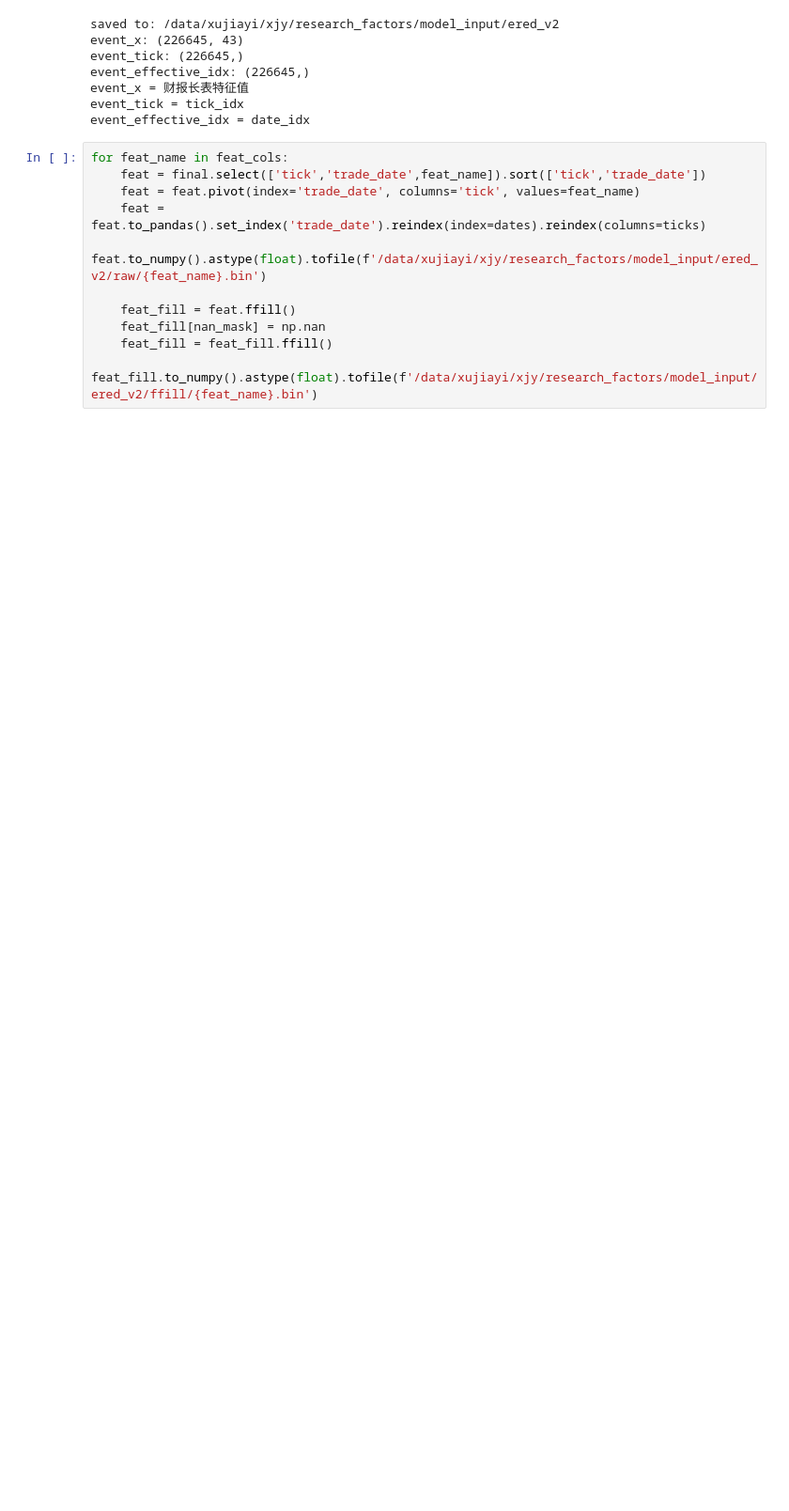
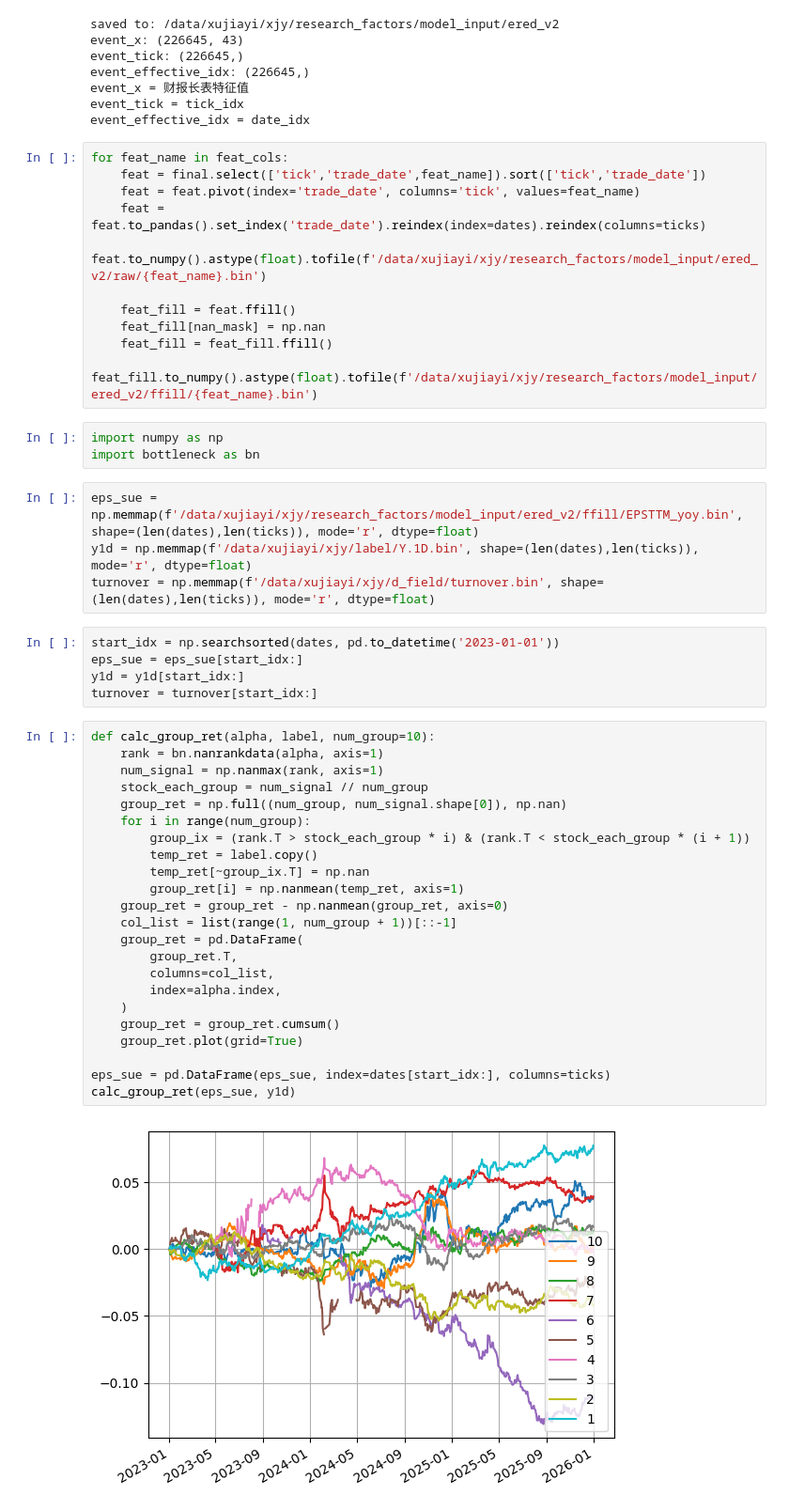
Before and after one commit to Xujy424/end2end, a Jupyter notebook: 1_get_data/model_specific/ered.ipynb, the cells around one changed output. Shown at 94% size. Drawn from its saved outputs; the diff is of its cells as text; blank space fills up the shorter version.

Commit message:
ered

```diff
--- a/1_get_data/model_specific/ered.ipynb
+++ b/1_get_data/model_specific/ered.ipynb
@@ -574,3 +574,40 @@ for feat_name in feat_cols:
     feat_fill[nan_mask] = np.nan
     feat_fill = feat_fill.ffill()
     feat_fill.to_numpy().astype(float).tofile(f'/data/xujiayi/xjy/research_factors/model_input/ered_v2/ffill/{feat_name}.bin')
+# %%
+import numpy as np
+import bottleneck as bn
+# %%
+eps_sue = np.memmap(f'/data/xujiayi/xjy/research_factors/model_input/ered_v2/ffill/EPSTTM_yoy.bin', shape=(len(dates),len(ticks)), mode='r', dtype=float)
+y1d = np.memmap(f'/data/xujiayi/xjy/label/Y.1D.bin', shape=(len(dates),len(ticks)), mode='r', dtype=float)
+turnover = np.memmap(f'/data/xujiayi/xjy/d_field/turnover.bin', shape=(len(dates),len(ticks)), mode='r', dtype=float)
+# %%
+start_idx = np.searchsorted(dates, pd.to_datetime('2023-01-01'))
+eps_sue = eps_sue[start_idx:]
+y1d = y1d[start_idx:]
+turnover = turnover[start_idx:]
+# %%
+def calc_group_ret(alpha, label, num_group=10):
+    rank = bn.nanrankdata(alpha, axis=1)
+    num_signal = np.nanmax(rank, axis=1)
+    stock_each_group = num_signal // num_group
+    group_ret = np.full((num_group, num_signal.shape[0]), np.nan)
+    for i in range(num_group):
+        group_ix = (rank.T > stock_each_group * i) & (rank.T < stock_each_group * (i + 1))
+        temp_ret = label.copy()
+        temp_ret[~group_ix.T] = np.nan
+        group_ret[i] = np.nanmean(temp_ret, axis=1)
+    group_ret = group_ret - np.nanmean(group_ret, axis=0)
+    col_list = list(range(1, num_group + 1))[::-1]
+    group_ret = pd.DataFrame(
+        group_ret.T,
+        columns=col_list,
+        index=alpha.index,
+    )
+    group_ret = group_ret.cumsum()
+    group_ret.plot(grid=True)
+
+eps_sue = pd.DataFrame(eps_sue, index=dates[start_idx:], columns=ticks)
+calc_group_ret(eps_sue, y1d)
+# %% [output]
+[figure, added]
```
Also changed, not shown: parts of 2 cells of this notebook.
